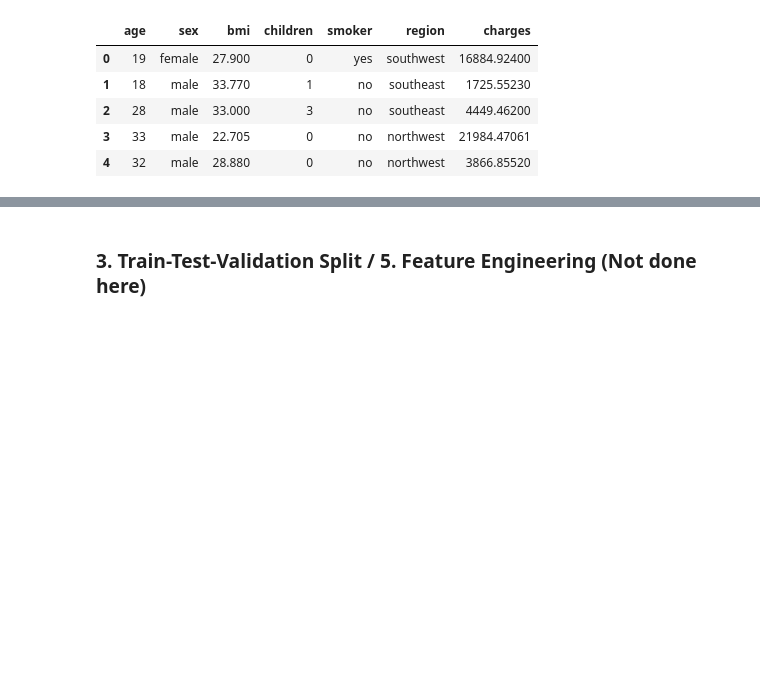
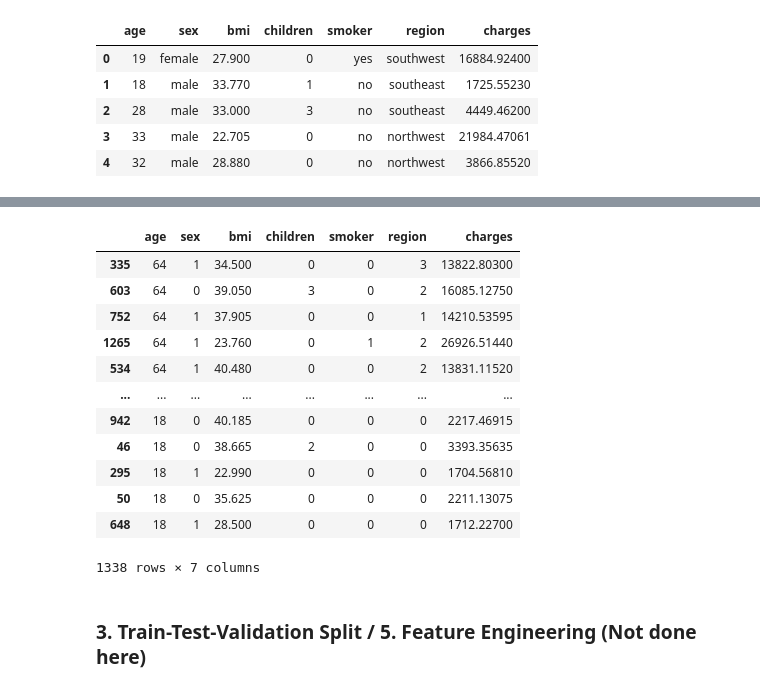
Before and after one commit to WilhenAlbertoHM/sklearn-umb-cs-workshop, a Jupyter notebook: src/LinearRegression/insurance.ipynb, the cells around one changed output, grey strips where cells are left out. Cells and saved outputs as stored; diff of their text form; code cells hidden in the pictures; blank space fills up the shorter version.

```diff
--- a/src/LinearRegression/insurance.ipynb
+++ b/src/LinearRegression/insurance.ipynb
@@ -38,3 +56,19 @@ df_insurance["region"] = label_encoder.fit_transform(df_insurance["region"])
+# %%
+df_insurance.sort_values(by = "age", ascending = False)
+# %% [output]
+|  | age | sex | bmi | children | smoker | region | charges |
+| 335 | 64 | 1 | 34.500 | 0 | 0 | 3 | 13822.80300 |
+| 603 | 64 | 0 | 39.050 | 3 | 0 | 2 | 16085.12750 |
+| 752 | 64 | 1 | 37.905 | 0 | 0 | 1 | 14210.53595 |
+| 1265 | 64 | 1 | 23.760 | 0 | 1 | 2 | 26926.51440 |
+| 534 | 64 | 1 | 40.480 | 0 | 0 | 2 | 13831.11520 |
+| ... | ... | ... | ... | ... | ... | ... | ... |
+| 942 | 18 | 0 | 40.185 | 0 | 0 | 0 | 2217.46915 |
+| 46 | 18 | 0 | 38.665 | 2 | 0 | 0 | 3393.35635 |
+| 295 | 18 | 1 | 22.990 | 0 | 0 | 0 | 1704.56810 |
+| 50 | 18 | 0 | 35.625 | 0 | 0 | 0 | 2211.13075 |
+| 648 | 18 | 1 | 28.500 | 0 | 0 | 0 | 1712.22700 |
+1338 rows × 7 columns
 # %% [markdown]
 ### 3. Train-Test-Validation Split / 5. Feature Engineering (Not done here)
 # %%
```
Also changed, not shown: parts of 7 cells of this notebook.
